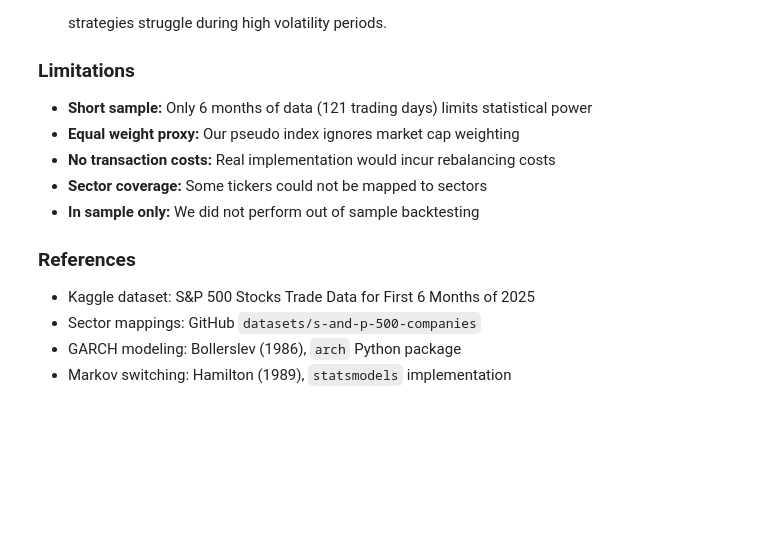
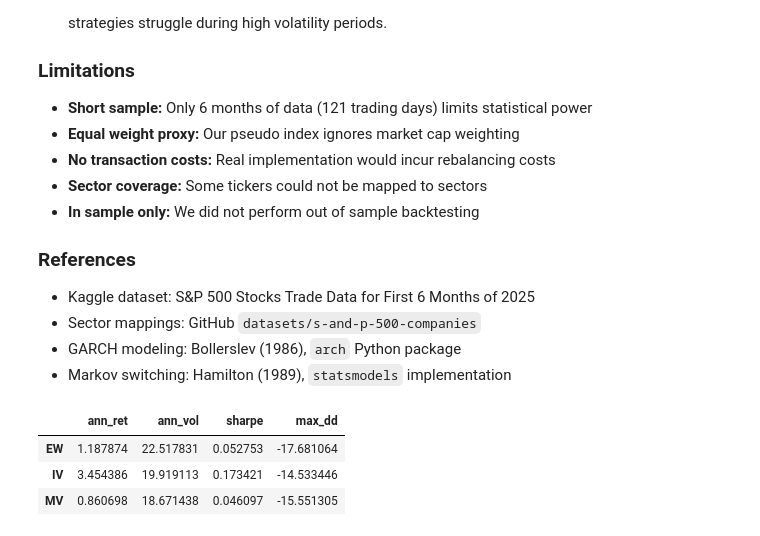
Before and after one commit to ryluo-04/ECE225A_project, a Jupyter notebook: 225-project.ipynb, the cells around one changed output. Cells and saved outputs as stored; diff of their text form; code cells hidden in the pictures; blank space fills up the shorter version.

```diff
--- a/225-project.ipynb
+++ b/225-project.ipynb
@@ -858,0 +963,36 @@ Portfolio MV: ann_return=-3.1817, ann_vol=0.6692, sharpe=-4.7546, max_dd=-0.0700
+# %%
+rets_eq = cum_eq.pct_change().fillna(0)
+rets_inv = cum_inv.pct_change().fillna(0)
+rets_mv = cum_mv.pct_change().fillna(0)
+
+import pandas as pd
+import numpy as np
+
+def portfolio_stats(r):
+    ann_ret = (1 + r).prod()**(252 / len(r)) - 1
+    ann_vol = r.std() * np.sqrt(252)
+    sharpe = ann_ret / ann_vol
+    cum = (1 + r).cumprod()
+    peak = cum.cummax()
+    dd = cum / peak - 1
+    max_dd = dd.min()
+    return ann_ret, ann_vol, sharpe, max_dd
+
+stats = {}
+for name, r in [("EW", rets_eq), ("IV", rets_inv), ("MV", rets_mv)]:
+    stats[name] = portfolio_stats(r)
+
+metrics = pd.DataFrame(
+    stats,
+    index=["ann_ret", "ann_vol", "sharpe", "max_dd"]
+).T
+
+# Pretty print as percentages with 1 decimal place
+display(metrics.apply(
+    lambda col: col if col.name == "sharpe" else 100 * col
+))
+# %% [output]
+|  | ann_ret | ann_vol | sharpe | max_dd |
+| EW | 1.187874 | 22.517831 | 0.052753 | -17.681064 |
+| IV | 3.454386 | 19.919113 | 0.173421 | -14.533446 |
+| MV | 0.860698 | 18.671438 | 0.046097 | -15.551305 |
```
Also changed, not shown: parts of 4 cells of this notebook, 5 other files.
